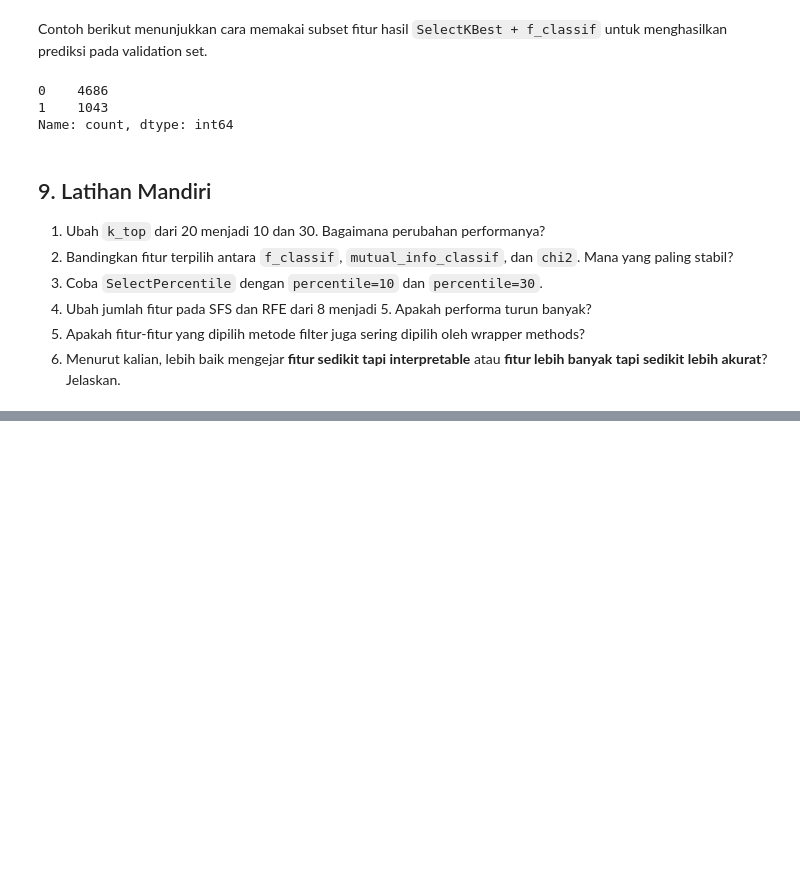
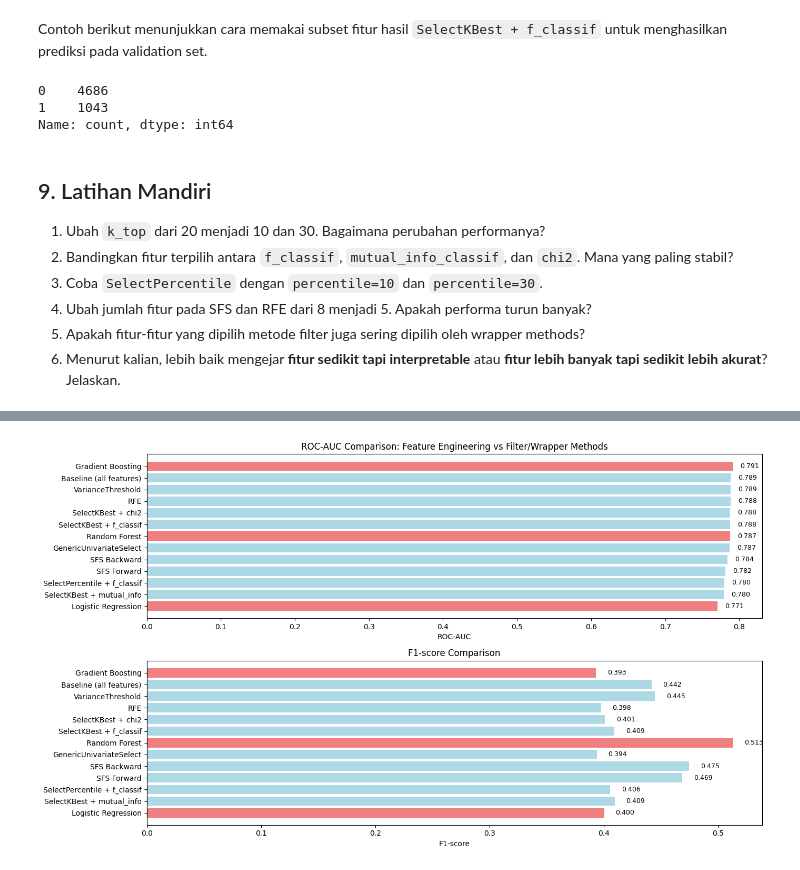
Before and after one commit to 0xkeonho/Modul-Data-Mining, a Jupyter notebook: week-03/praktikum/Filter-Wrapper.ipynb, the cells around one changed output, grey strips where cells are left out. Saved outputs shown, nothing was run; the diff lists cells and outputs as text; code cells hidden in the pictures; blank space fills up the shorter version.

```diff
--- a/week-03/praktikum/Filter-Wrapper.ipynb
+++ b/week-03/praktikum/Filter-Wrapper.ipynb
@@ -1758,0 +1771,12 @@ Name: count, dtype: int64
+# %%
+# Additional imports for feature engineering
+from sklearn.preprocessing import OrdinalEncoder
+import numpy as np
+
+# Make copies of original data for this approach
+train_df = df.copy()
+test_df = df_valid.copy()
+val_df = df_valid.copy()  # Validation set for feature engineering
+
+print('Original training shape:', train_df.shape)
+print('Original validation shape:', test_df.shape)
@@ -1758,0 +2053,75 @@ Name: count, dtype: int64
+# %%
+# Combine all results for comparison
+
+# Get best results from filter/wrapper methods
+best_fw_results = pd.DataFrame(results)[['method', 'accuracy', 'precision', 'recall', 'f1', 'roc_auc']].copy()
+best_fw_results['approach'] = 'Filter/Wrapper'
+best_fw_results = best_fw_results.rename(columns={'method': 'model'})
+
+# Add feature engineering results
+fe_results_df['approach'] = 'Feature Engineering'
+
+# Combine
+all_results = pd.concat([
+    best_fw_results[['model', 'approach', 'accuracy', 'precision', 'recall', 'f1', 'roc_auc']],
+    fe_results_df[['model', 'approach', 'accuracy', 'precision', 'recall', 'f1', 'roc_auc']]
+], ignore_index=True)
+
+# Sort by ROC-AUC
+all_results = all_results.sort_values('roc_auc', ascending=False).reset_index(drop=True)
+
+print('=== COMPARISON: All Approaches ===')
+print('Sorted by ROC-AUC (descending)\n')
+display(all_results)
+
+# Visualize comparison
+plt.figure(figsize=(14, 8))
+
+# Plot 1: ROC-AUC comparison
+plt.subplot(2, 1, 1)
+colors = ['lightblue' if x == 'Filter/Wrapper' else 'lightcoral' for x in all_results['approach']]
+bars = plt.barh(range(len(all_results)), all_results['roc_auc'], color=colors)
+plt.yticks(range(len(all_results)), all_results['model'])
+plt.xlabel('ROC-AUC')
+plt.title('ROC-AUC Comparison: Feature Engineering vs Filter/Wrapper Methods')
+plt.gca().invert_yaxis()
+
+# Add value labels
+for i, v in enumerate(all_results['roc_auc']):
+    if not np.isnan(v):
+        plt.text(v + 0.01, i, f'{v:.3f}', va='center', fontsize=9)
+
+# Plot 2: F1-score comparison
+plt.subplot(2, 1, 2)
+bars = plt.barh(range(len(all_results)), all_results['f1'], color=colors)
+plt.yticks(range(len(all_results)), all_results['model'])
+plt.xlabel('F1-score')
+plt.title('F1-score Comparison')
+plt.gca().invert_yaxis()
+
+# Add value labels
+for i, v in enumerate(all_results['f1']):
+    plt.text(v + 0.01, i, f'{v:.3f}', va='center', fontsize=9)
+
+plt.tight_layout()
+plt.show()
+
+print('\n=== Top 5 Best Models by ROC-AUC ===')
+display(all_results.head(5))
+
+print('\n=== Best Feature Engineering Model vs Best Filter/Wrapper Model ===')
+best_fe = fe_results_df.loc[fe_results_df['roc_auc'].idxmax()]
+best_fw = best_fw_results.loc[best_fw_results['roc_auc'].idxmax()]
+
+comparison_df = pd.DataFrame({
+    'Metric': ['ROC-AUC', 'Accuracy', 'Precision', 'Recall', 'F1-score'],
+    'Feature Engineering': [best_fe['roc_auc'], best_fe['accuracy'], best_fe['precision'], best_fe['recall'], best_fe['f1']],
+    'Filter/Wrapper': [best_fw['roc_auc'], best_fw['accuracy'], best_fw['precision'], best_fw['recall'], best_fw['f1']]
+})
+
+display(comparison_df)
+
+# Calculate improvement
+improvement = (best_fe['roc_auc'] - best_fw['roc_auc']) / best_fw['roc_auc'] * 100
+print(f'\nROC-AUC Improvement: {improvement:+.2f}%')
+# %% [output]
@@ -1758,0 +2144 @@ Name: count, dtype: int64
+[figure, added]
```
Also changed, not shown: parts of 22 cells of this notebook.
